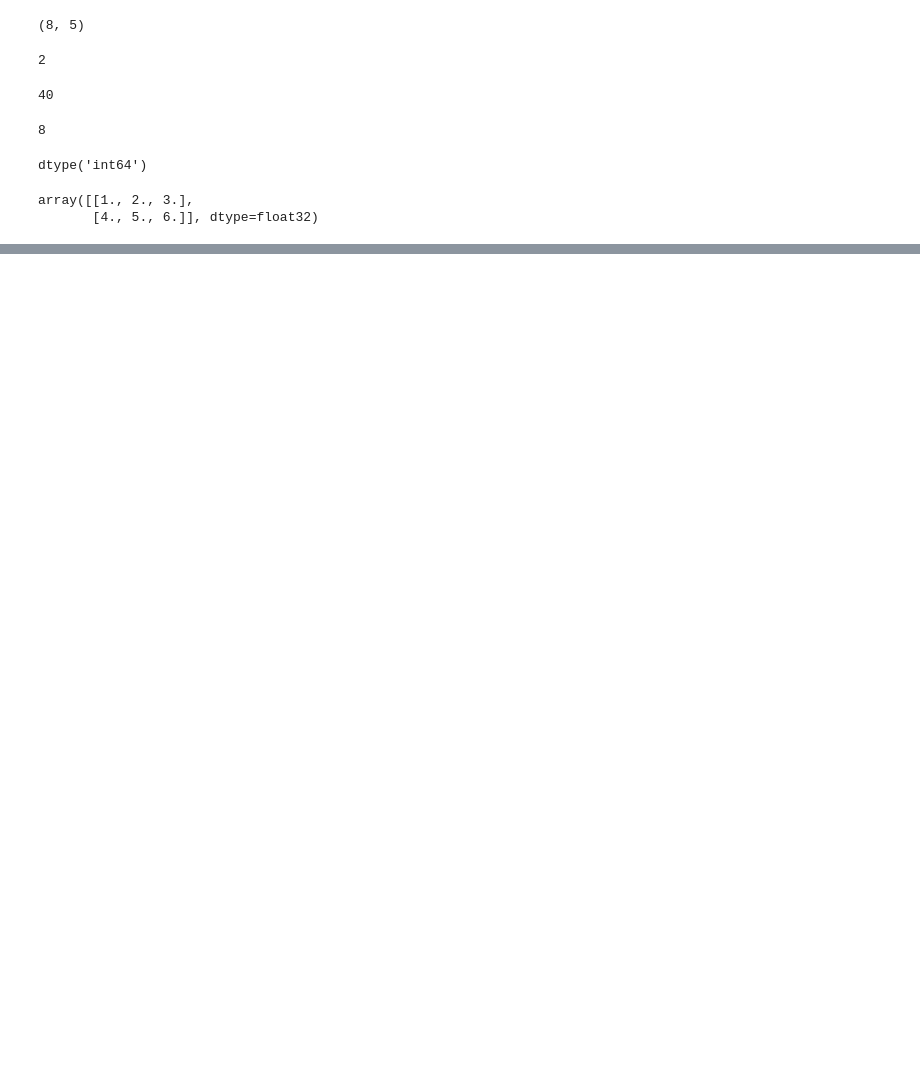
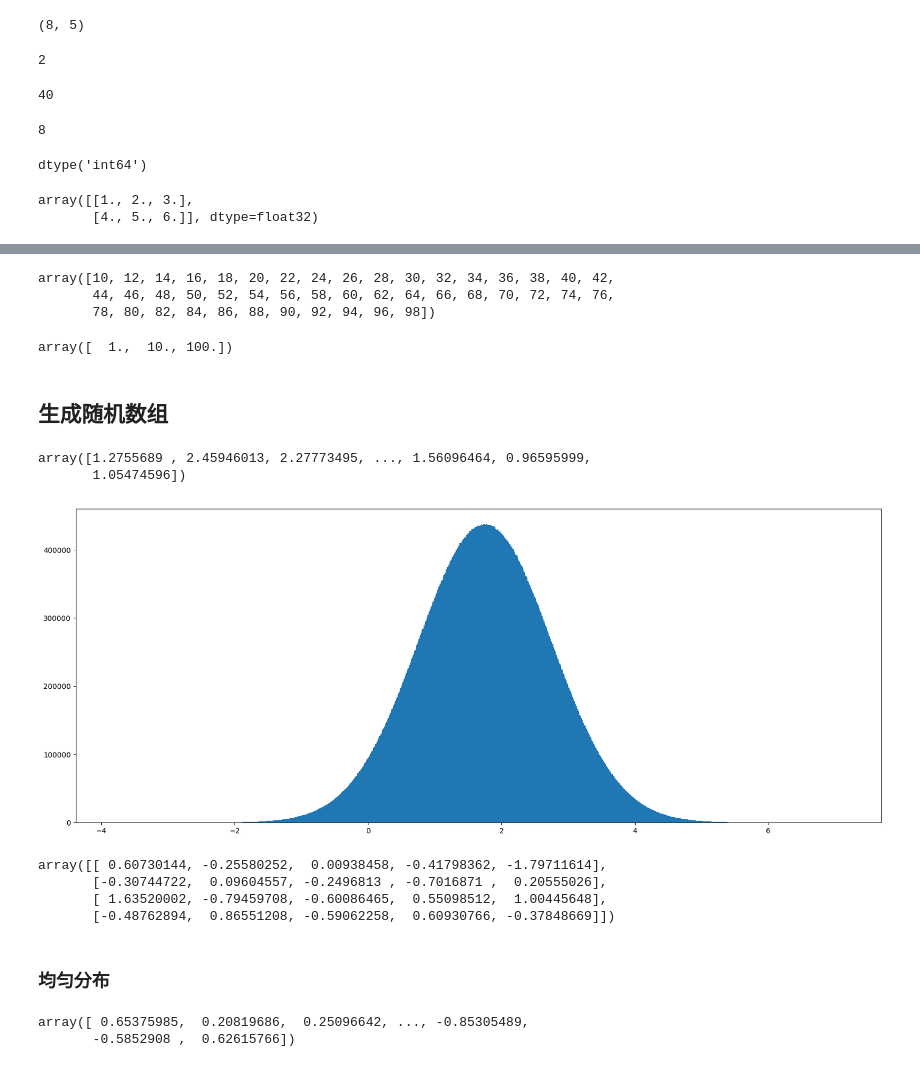
Before and after one commit to AllenWe1024/PythonandMLLearning, a Jupyter notebook: MLLearning/Numpy/Numpy1.ipynb, the cells around one changed output, grey strips where cells are left out. Drawn from its saved outputs; the diff is of its cells as text; code cells hidden in the pictures; blank space fills up the shorter version.

```diff
--- a/MLLearning/Numpy/Numpy1.ipynb
+++ b/MLLearning/Numpy/Numpy1.ipynb
@@ -83,0 +159,12 @@ array([[1., 2., 3.],
+# %%
+np.arange(10, 100, 2)
+# %% [output]
+array([10, 12, 14, 16, 18, 20, 22, 24, 26, 28, 30, 32, 34, 36, 38, 40, 42,
+       44, 46, 48, 50, 52, 54, 56, 58, 60, 62, 64, 66, 68, 70, 72, 74, 76,
+       78, 80, 82, 84, 86, 88, 90, 92, 94, 96, 98])
+# %%
+np.logspace(0, 2, 3)
+# %% [output]
+array([  1.,  10., 100.])
+# %% [markdown]
+## 生成随机数组
@@ -83,0 +189,52 @@ array([[1., 2., 3.],
+# %%
+#生成均值为1.75，标准差为1的正态分布数据，100000000个
+x1 = np.random.normal(1.75, 1, 100000000)
+x1
+# %% [output]
+array([1.2755689 , 2.45946013, 2.27773495, ..., 1.56096464, 0.96595999,
+       1.05474596])
+# %%
+import matplotlib.pyplot as plt
+# 1.创建画布
+plt.figure(figsize=(20, 8), dpi=100)
+
+# 2.绘制图像
+# hist绘制直方图，绘制1000组
+plt.hist(x1, 1000)
+
+# 3.显示图像
+plt.show()
+# %% [output]
+[figure, added]
+# %%
+# 生成均值为0，标准差为1的正态分布数据，四行五列
+stock_change = np.random.normal(0, 1, [4,5])
+stock_change
+# %% [output]
+array([[ 0.60730144, -0.25580252,  0.00938458, -0.41798362, -1.79711614],
+       [-0.30744722,  0.09604557, -0.2496813 , -0.7016871 ,  0.20555026],
+       [ 1.63520002, -0.79459708, -0.60086465,  0.55098512,  1.00445648],
+       [-0.48762894,  0.86551208, -0.59062258,  0.60930766, -0.37848669]])
+# %% [markdown]
+### 均匀分布
+# %%
+# np.random.rand(d0, d1, ..., dn)
+# 返回[0.0，1.0)内的一组均匀分布的数。
+
+# 最常用
+# np.random.uniform(low=0.0, high=1.0, size=None)
+# 功能：从一个均匀分布[low,high)中随机采样，注意定义域是左闭右开，即包含low，不包含high.
+# 参数介绍:
+# low: 采样下界，float类型，默认值为0；
+# high: 采样上界，float类型，默认值为1；
+# size: 输出样本数目，为int或元组(tuple)类型，例如，size=(m,n,k), 则输出mnk个样本，缺省时输出1个值。
+# 返回值：ndarray类型，其形状和参数size中描述一致。
+
+# np.random.randint(low, high=None, size=None, dtype='l')
+# 从一个均匀分布中随机采样，生成一个整数或N维整数数组，
+# 取数范围：若high不为None时，取[low,high)之间随机整数，否则取值[0,low)之间随机整数。
+x2 = np.random.uniform(-1, 1, 100000000)
+x2
+# %% [output]
+array([ 0.65375985,  0.20819686,  0.25096642, ..., -0.85305489,
+       -0.5852908 ,  0.62615766])
```
Also changed, not shown: parts of 39 cells of this notebook.
